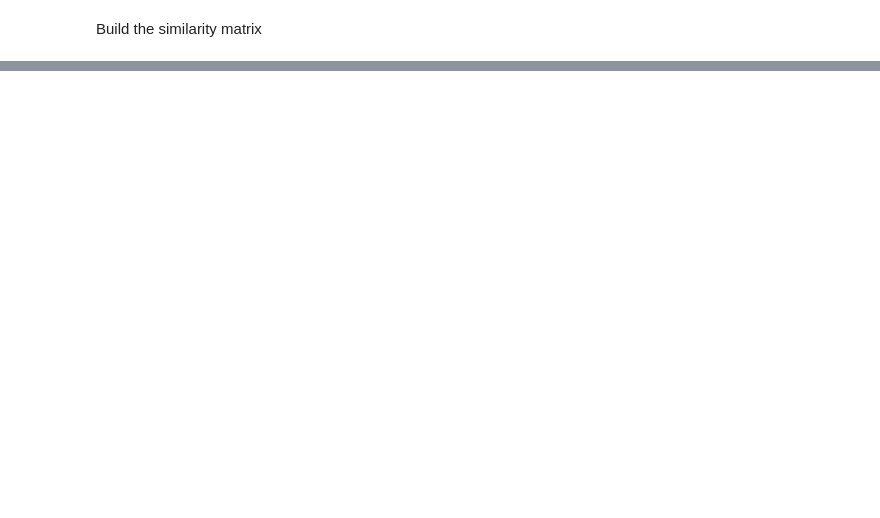
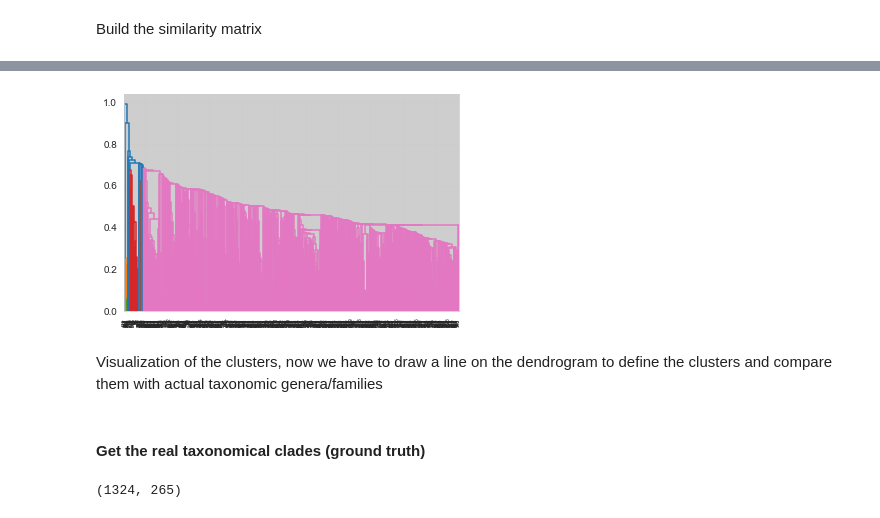
Before and after one commit to enveda/plant-chemical-space, a Jupyter notebook: notebooks/2_chemotaxonomy.ipynb, the cells around one changed output, grey strips where cells are left out. Saved outputs shown, nothing was run; the diff lists cells and outputs as text; code cells hidden in the pictures; blank space fills up the shorter version.

```diff
--- a/notebooks/2_chemotaxonomy.ipynb
+++ b/notebooks/2_chemotaxonomy.ipynb
@@ -395,6 +183,0 @@ for plant_a, plant_b in tqdm(
-# %%
-# Create the dissimilarity matrix for each row of the similarity matrix using 1-s where s is the similarity
-distance_matrix = pdist(
-    similarity_dataframe,
-    metric='correlation', # TODO: check other metrics!
-)
@@ -426,0 +358,20 @@ Use this package: https://github.com/hhromic/python-bcubed
+# %%
+# Create the linkage matrix
+
+# TODO: uncomment
+# distance_matrix = 1 - similarity_dataframe_filtered
+
+Z = linkage(
+    distance_matrix,
+    method='single',
+)
+
+# Plot the dendrogram
+dn = dendrogram(Z)
+plt.show()
+# %% [output]
+[figure, added]
+# %% [markdown]
+Visualization of the clusters, now we have to draw a line on the dendrogram to define the clusters and compare them with actual taxonomic genera/families
+# %% [markdown]
+#### Get the real taxonomical clades (ground truth)
@@ -426,0 +382,4 @@ Use this package: https://github.com/hhromic/python-bcubed
+# %%
+len(genus_to_species), len(family_to_species)
+# %% [output]
+(1324, 265)
```
Also changed, not shown: parts of 49 cells of this notebook.
